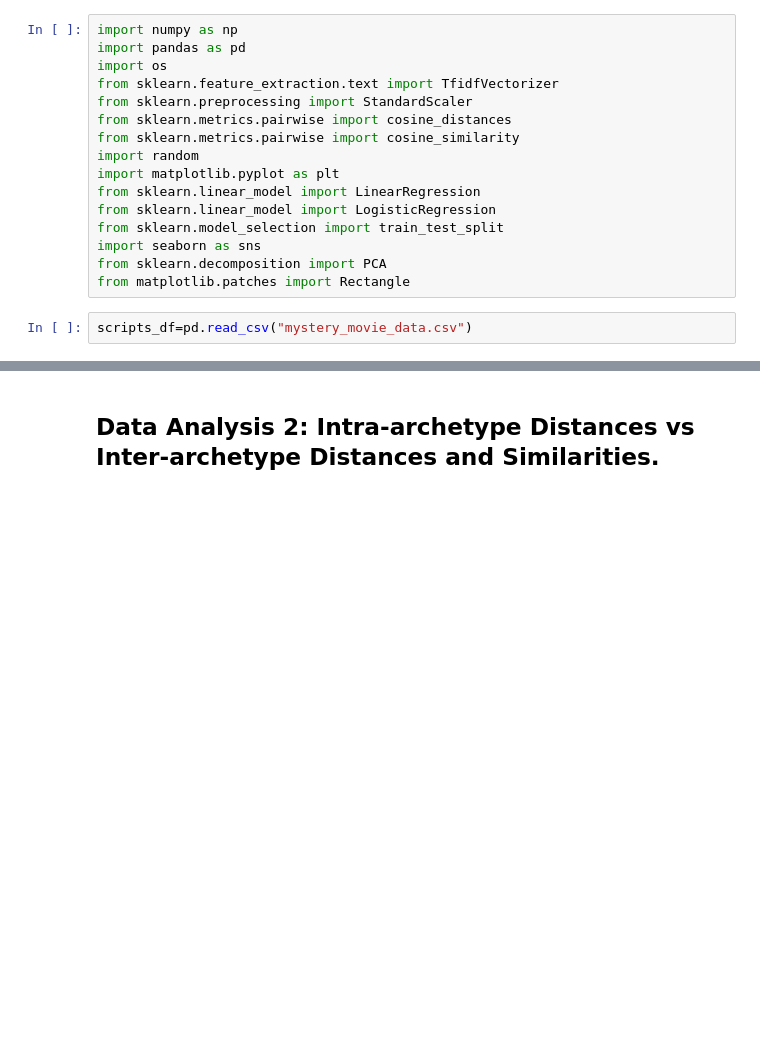
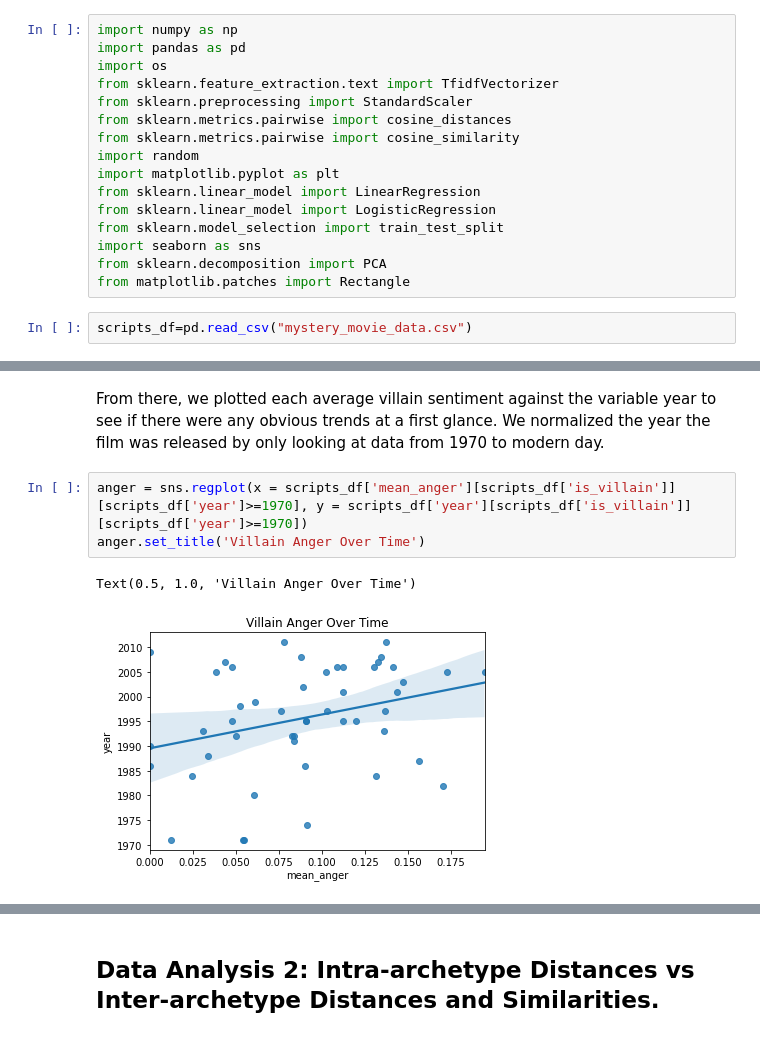
Before and after one commit to AsherML/info-2950, a Jupyter notebook: phase4.ipynb, the cells around one changed output, grey strips where cells are left out. Cells and saved outputs as stored; diff of their text form; blank space fills up the shorter version.

```diff
--- a/phase4.ipynb
+++ b/phase4.ipynb
@@ -18,0 +55,8 @@ scripts_df=pd.read_csv("mystery_movie_data.csv")
+# %% [markdown]
+From there, we plotted each average villain sentiment against the variable year to see if there were any obvious trends at a first glance. We normalized the year the film was released by only looking at data from 1970 to modern day.
+# %%
+anger = sns.regplot(x = scripts_df['mean_anger'][scripts_df['is_villain']][scripts_df['year']>=1970], y = scripts_df['year'][scripts_df['is_villain']][scripts_df['year']>=1970])
+anger.set_title('Villain Anger Over Time')
+# %% [output]
+Text(0.5, 1.0, 'Villain Anger Over Time')
+[figure, added]
```
Also changed, not shown: parts of 16 cells of this notebook.
